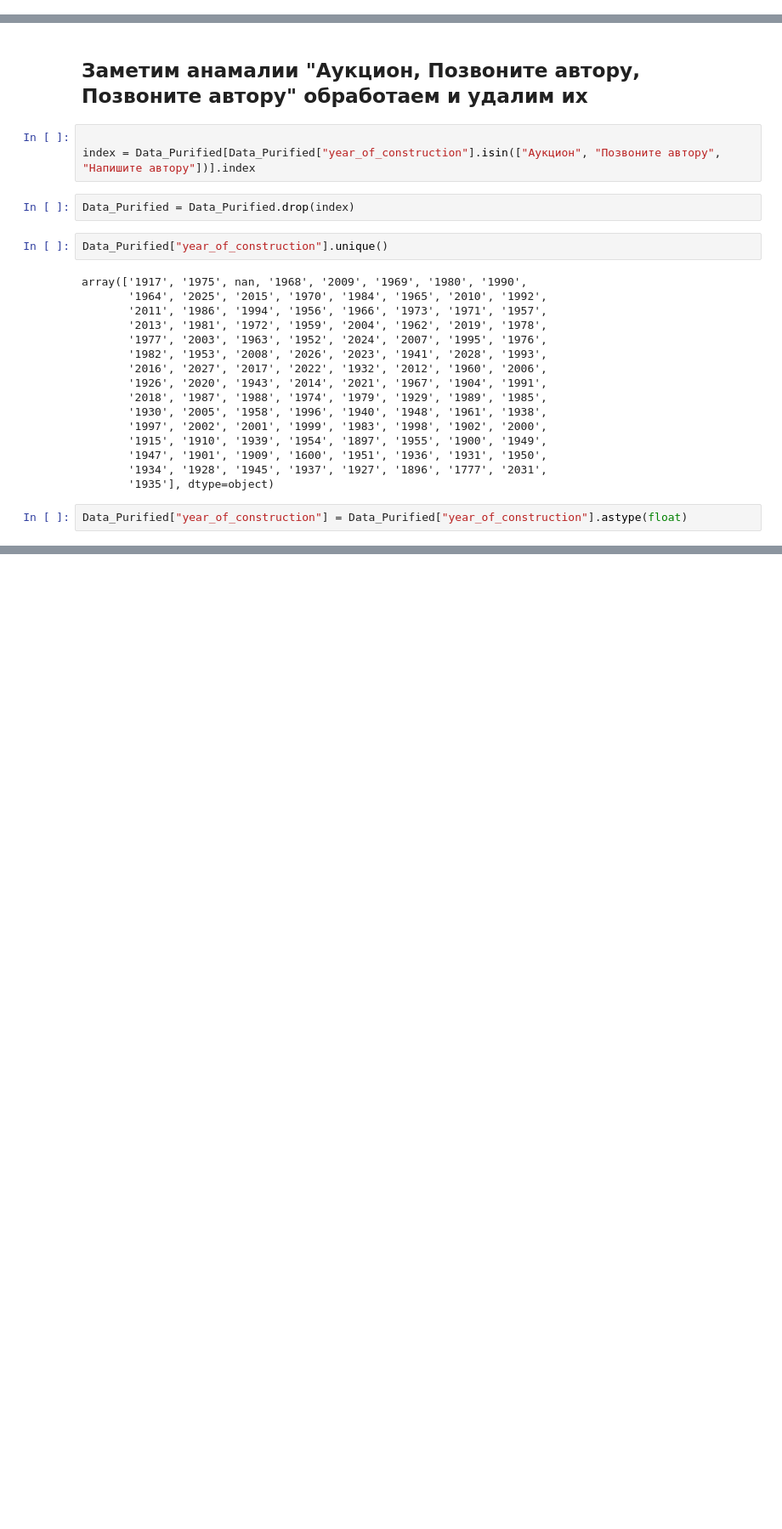
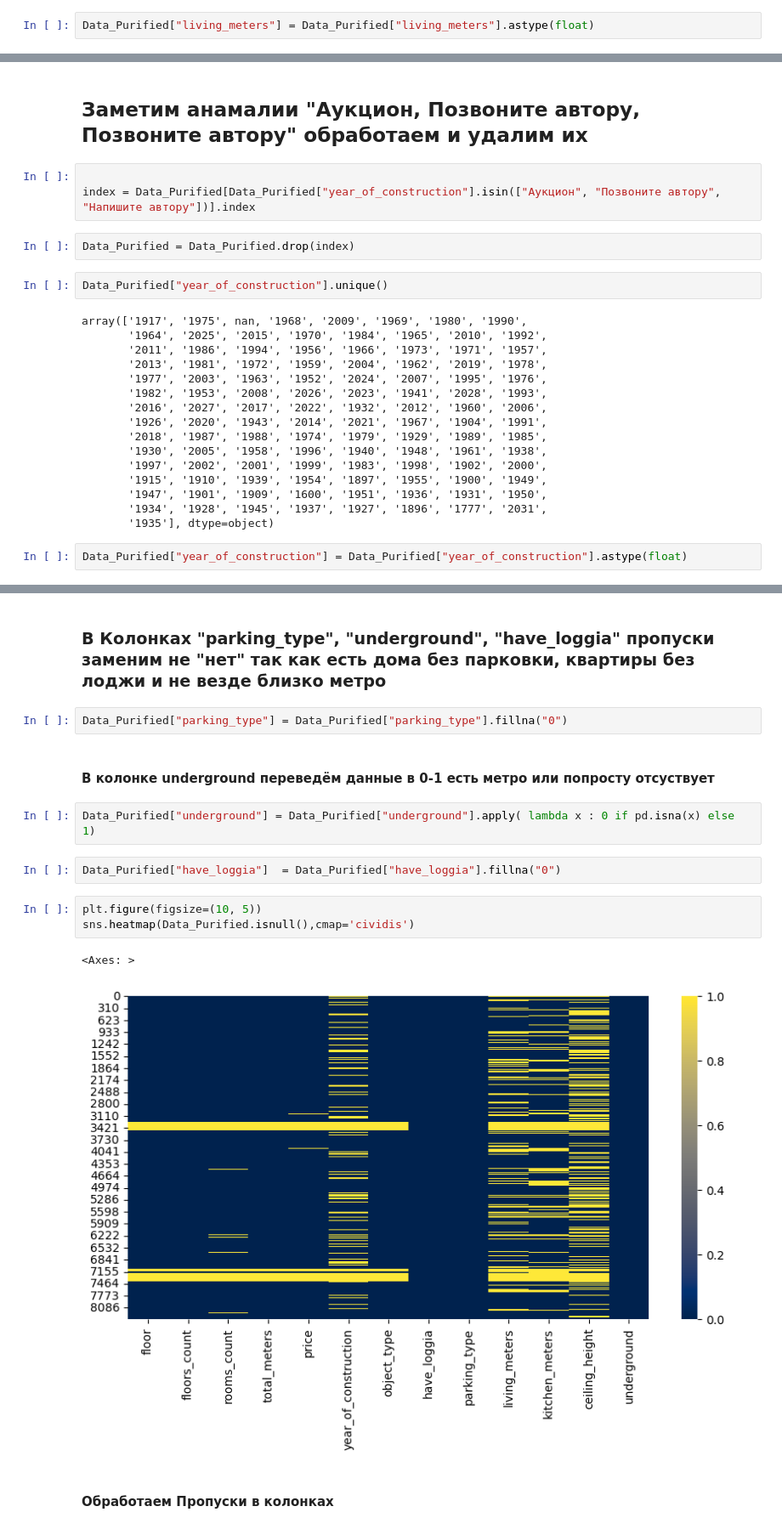
Before and after one commit to SuperBacbka/one_intensiv_Analiz, a Jupyter notebook: Визуальный Анализ данных.ipynb, the cells around one changed output, grey strips where cells are left out. Shown at 85% size. Saved outputs shown, nothing was run; the diff lists cells and outputs as text; blank space fills up the shorter version.

```diff
--- a/Визуальный Анализ данных.ipynb
+++ b/Визуальный Анализ данных.ipynb
@@ -409,0 +469,2 @@ array(['3\xa0м', '2,7\xa0м', nan, '3,5\xa0м', '2,5\xa0м', '2,9\xa0м',
+# %%
+Data_Purified["living_meters"] = Data_Purified["living_meters"].astype(float)
@@ -477,0 +594,18 @@ Data_Purified["year_of_construction"] = Data_Purified["year_of_construction"].as
+# %% [markdown]
+### В Колонках "parking_type", "underground", "have_loggia" пропуски заменим не "нет" так как есть дома без парковки, квартиры без лоджи и не везде близко метро
+# %%
+Data_Purified["parking_type"] = Data_Purified["parking_type"].fillna("0")
+# %% [markdown]
+#### В колонке underground переведём данные в 0-1 есть метро или попросту отсуствует
+# %%
+Data_Purified["underground"] = Data_Purified["underground"].apply( lambda x : 0 if pd.isna(x) else 1)
+# %%
+Data_Purified["have_loggia"]  = Data_Purified["have_loggia"].fillna("0")
+# %%
+plt.figure(figsize=(10, 5))
+sns.heatmap(Data_Purified.isnull(),cmap='cividis')
+# %% [output]
+<Axes: >
+[figure, added]
+# %% [markdown]
+#### Обработаем Пропуски в колонках
```
Also changed, not shown: parts of 161 cells of this notebook, 2 other files.
